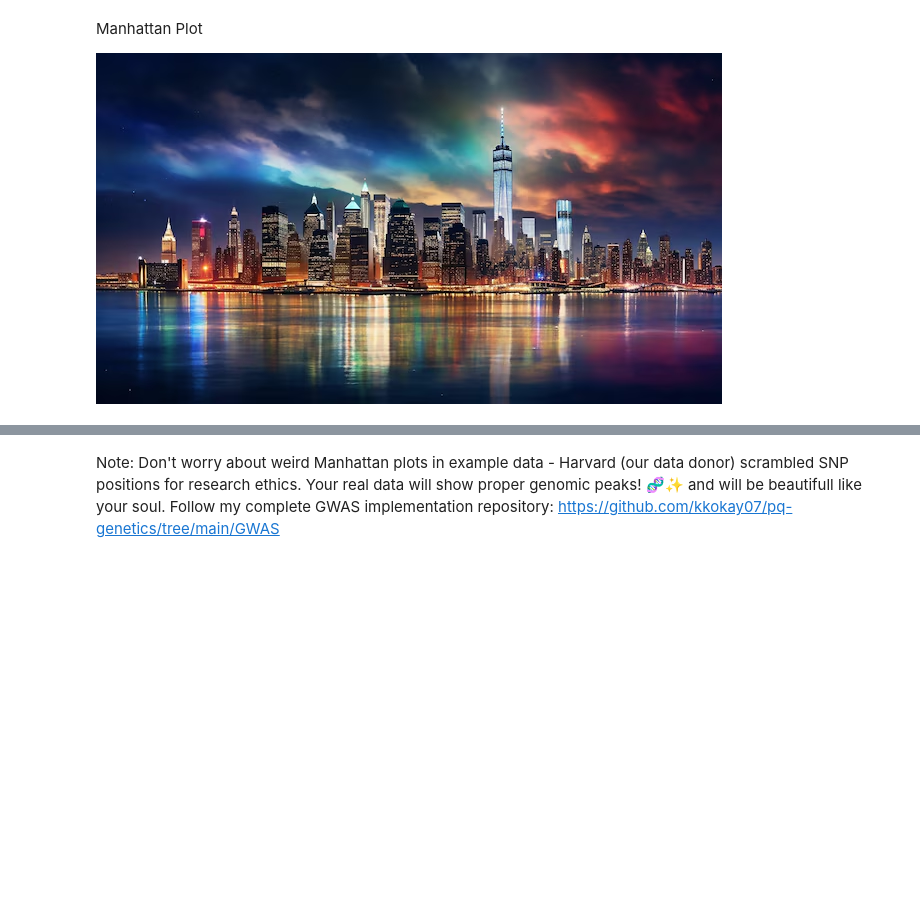
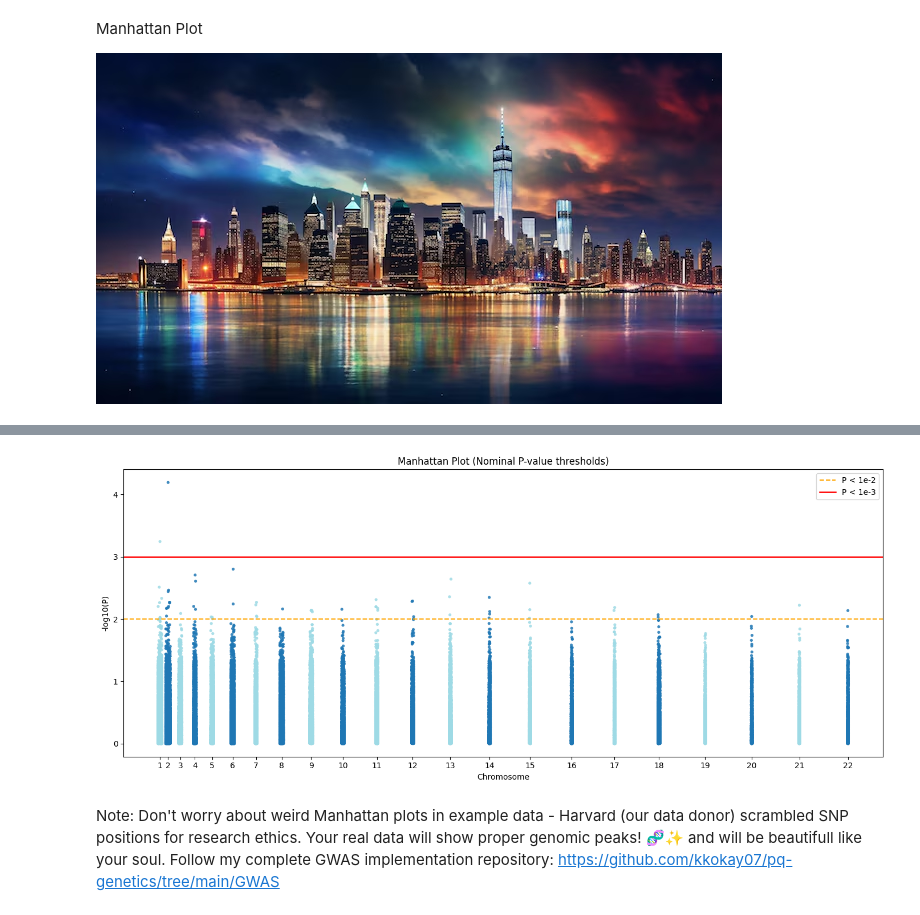
Before and after one commit to kkokay07/GenomicClass_on_Cloud, a Jupyter notebook: GWAS/NGS_2_GWAS_beginner_guide.ipynb, the cells around one changed output, grey strips where cells are left out. Cells and saved outputs as stored; diff of their text form; code cells hidden in the pictures; blank space fills up the shorter version.

```diff
--- a/GWAS/NGS_2_GWAS_beginner_guide.ipynb
+++ b/GWAS/NGS_2_GWAS_beginner_guide.ipynb
@@ -327,3 +522,75 @@ plt.close()
+# %%
+import pandas as pd
+import numpy as np
+import matplotlib.pyplot as plt
+
+# Load GWAS results
+gwas = pd.read_csv(
+    "hapmap1_gwas.fastGWA",
+    sep="\t"
+)
+
+# Basic QC
+gwas = gwas[gwas['P'] > 0].copy()
+gwas['CHR'] = gwas['CHR'].astype(int)
+gwas['POS'] = gwas['POS'].astype(int)
+gwas['P']   = gwas['P'].astype(float)
+
+# Compute -log10(P)
+gwas['mlogP'] = -np.log10(gwas['P'])
+
+# Sort
+gwas = gwas.sort_values(['CHR','POS'])
+
+# Cumulative base-pair positions
+offset = 0
+chrom_offsets = {}
+
+for c in gwas['CHR'].unique():
+    chrom_offsets[c] = offset
+    offset += gwas.loc[gwas['CHR']==c,'POS'].max()
+
+gwas['BPcum'] = gwas['POS'] + gwas['CHR'].map(chrom_offsets)
+
+# Thresholds
+p_lo = 1e-2   # suggestive
+p_hi = 1e-3   # strong
+
+y_lo = -np.log10(p_lo)
+y_hi = -np.log10(p_hi)
+
+# Plot
+plt.figure(figsize=(14,6))
+
+plt.scatter(
+    gwas['BPcum'],
+    gwas['mlogP'],
+    c=gwas['CHR'] % 2,
+    cmap='tab20',
+    s=14,
+    alpha=0.85,
+    linewidths=0
+)
+
+# Threshold lines
+plt.axhline(y_lo, color='orange', linestyle='--', linewidth=1.5, label='P < 1e-2')
+plt.axhline(y_hi, color='red', linestyle='-', linewidth=1.8, label='P < 1e-3')
+
+# Chromosome ticks
+centers = [
+    gwas.loc[gwas['CHR']==c,'BPcum'].mean()
+    for c in gwas['CHR'].unique()
+]
+
+plt.xticks(centers, gwas['CHR'].unique())
+plt.xlabel("Chromosome")
+plt.ylabel("-log10(P)")
+plt.title("Manhattan Plot (Nominal P-value thresholds)")
+plt.legend()
+plt.tight_layout()
+plt.show()
+# %% [output]
+[figure, added]
 # %% [markdown]
 Note: Don't worry about weird Manhattan plots in example data - Harvard (our data donor) scrambled SNP positions for research ethics. Your real data will show proper genomic peaks! 🧬✨ and will be beautifull like your soul. Follow my complete GWAS implementation repository: https://github.com/kkokay07/pq-genetics/tree/main/GWAS
 # %%
```
Also changed, not shown: parts of 32 cells of this notebook.
